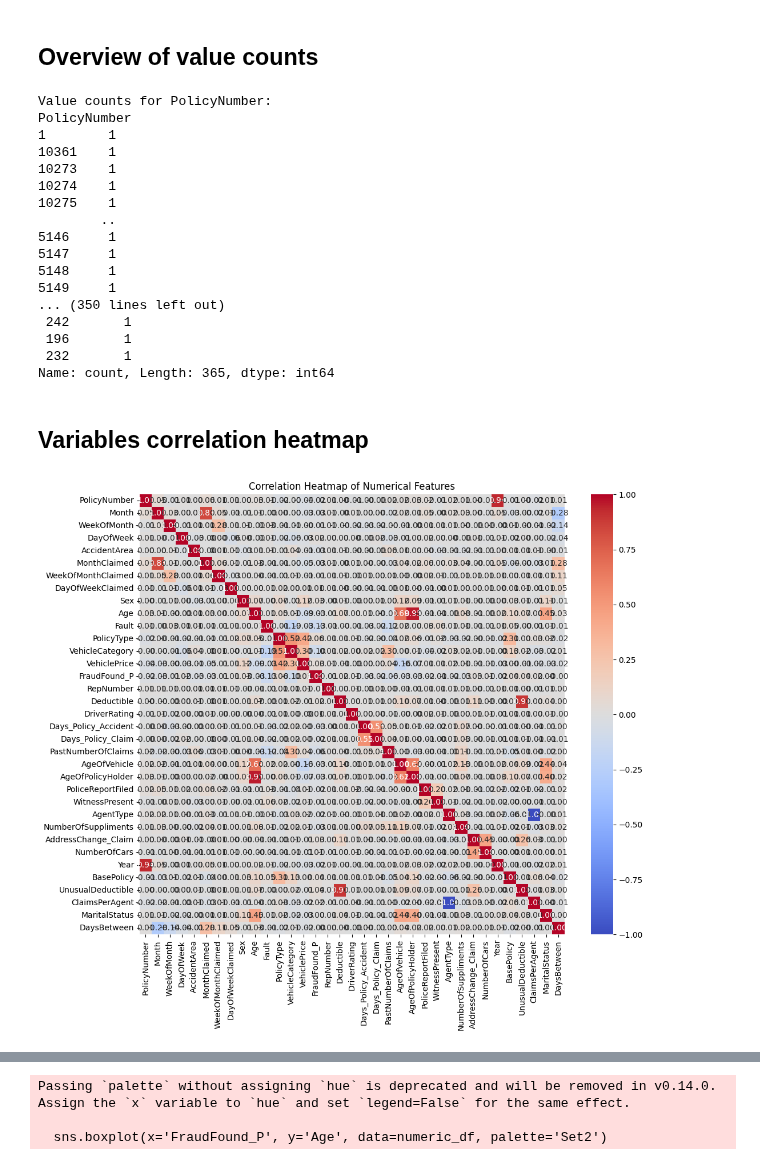
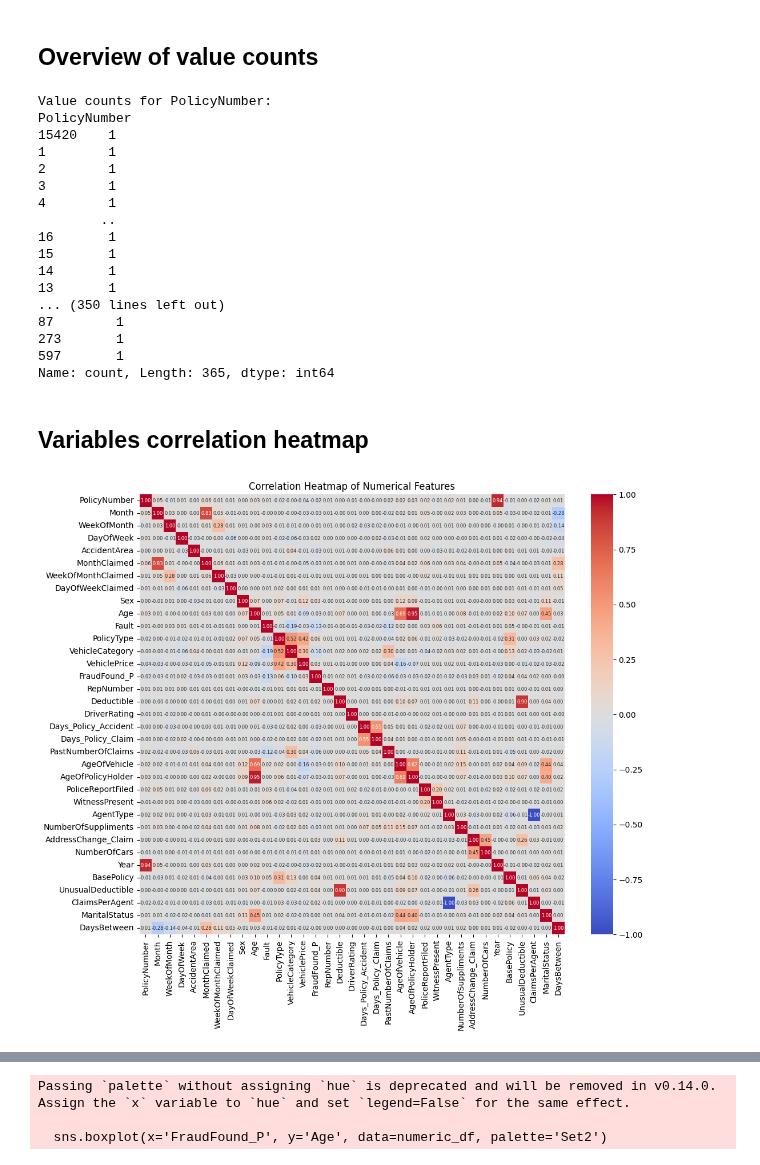
Before and after one commit to haonanah/DSA4263, a Jupyter notebook: EDA.ipynb, the cells around one changed output, grey strips where cells are left out. Drawn from its saved outputs; the diff is of its cells as text; code cells hidden in the pictures.

```diff
--- a/EDA.ipynb
+++ b/EDA.ipynb
@@ -28,3 +28,6 @@ df = df.loc[~((df['DayOfWeekClaimed'] == '0') | (df['MonthClaimed'] == '0'))]
 cols = df.columns.tolist()         # get the current column order
 cols.remove('PolicyNumber')         # remove 'PolicyNumber' from its current position
 df = df[['PolicyNumber'] + cols]     # reassemble the DataFrame with 'PolicyNumber' as the first column
+print("Columns:")
+for col in cols:
+    print(f"• {col}")   #list of labels
@@ -97,4 +120,8 @@ numeric_df.drop(['Make'], axis = 1, inplace = True)
 numeric_df['accident_day'] = (numeric_df['Month'] - 1) * 30 + (numeric_df['WeekOfMonth'] - 1) * 7 + numeric_df['DayOfWeek']
 numeric_df['claim_day'] = (numeric_df['MonthClaimed'] - 1) * 30 + (numeric_df['WeekOfMonthClaimed'] - 1) * 7 + numeric_df['DayOfWeekClaimed']
 numeric_df['DaysBetween'] = numeric_df['claim_day'] - numeric_df['accident_day']
+numeric_df['DaysBetween'] = numeric_df['DaysBetween'] + 365
 numeric_df.drop(['accident_day', 'claim_day'], axis = 1, inplace = True)
+
+print(numeric_df['DaysBetween'])
+numeric_df[numeric_df['DaysBetween'] > 0]
@@ -141,30 +185,30 @@ for col in numeric_df.columns:
 # %% [output]
 Value counts for PolicyNumber:
 PolicyNumber
+15420    1
 1        1
-10361    1
-10273    1
-10274    1
-10275    1
+2        1
+3        1
+4        1
         ..
-5146     1
-5147     1
-5148     1
-5149     1
+16       1
+15       1
+14       1
+13       1
 ... (350 lines left out)
- 242       1
- 196       1
- 232       1
+87        1
+273       1
+597       1
 Name: count, Length: 365, dtype: int64
 # %% [markdown]
 ## Variables correlation heatmap
 # %%
 # Correlation heatmap
 corr = numeric_df.corr()
 
 plt.figure(figsize=(12, 10))
-sns.heatmap(corr, annot=True, cmap='coolwarm', fmt=".2f")
+sns.heatmap(corr, annot=True, cmap='coolwarm', fmt=".2f",annot_kws={"size": 6})
 plt.title('Correlation Heatmap of Numerical Features')
 plt.show()
 # %% [output]
-[figure, old version]
+[figure, new version]
```
Also changed, not shown: parts of 21 cells of this notebook.
